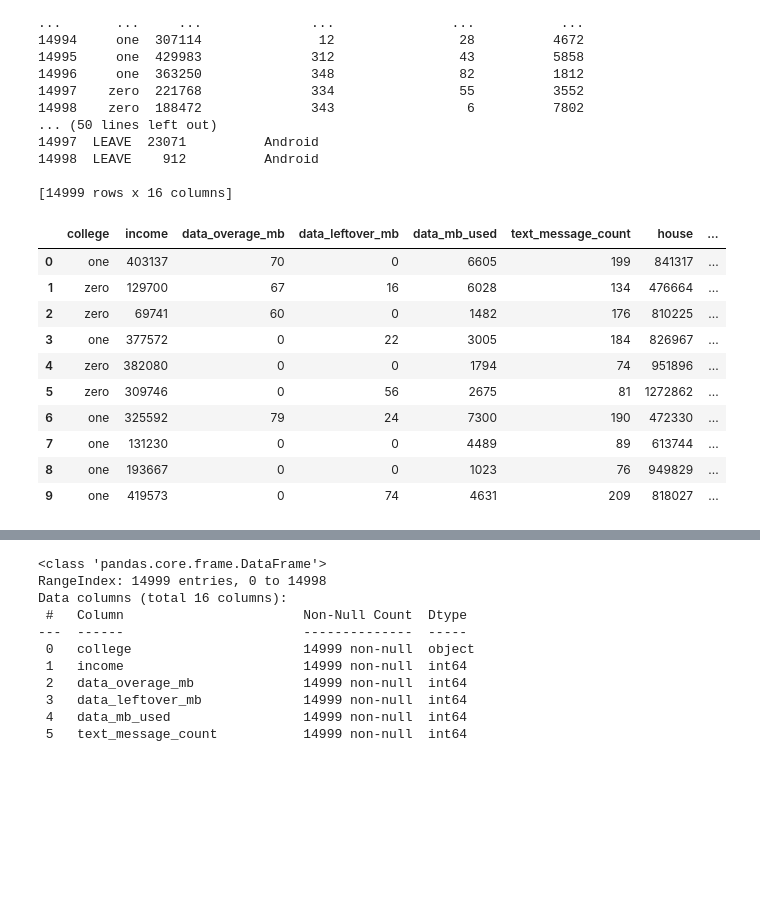
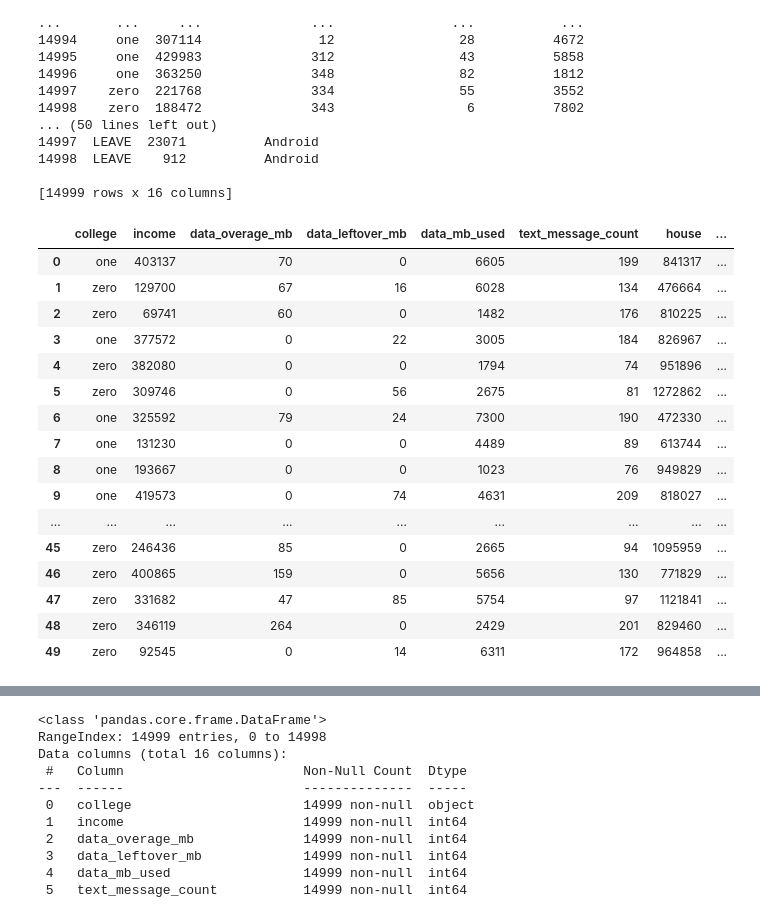
Before and after one commit to matiasarmesto/businessanalytics, a Jupyter notebook: Labs/Scripts/lab_02_megatelco_intro.ipynb, the cells around one changed output, grey strips where cells are left out. Saved outputs shown, nothing was run; the diff lists cells and outputs as text; code cells hidden in the pictures; blank space fills up the shorter version.

```diff
--- a/Labs/Scripts/lab_02_megatelco_intro.ipynb
+++ b/Labs/Scripts/lab_02_megatelco_intro.ipynb
@@ -73,19 +73,25 @@ print (df)
 [14999 rows x 16 columns]
 # %%
 #look at the top rows
-df.head(10)
+df.head(50)
 # %% [output]
 |  | college | income | data_overage_mb | data_leftover_mb | data_mb_used | text_message_count | house | ... |
 | 0 | one | 403137 | 70 | 0 | 6605 | 199 | 841317 | ... |
 | 1 | zero | 129700 | 67 | 16 | 6028 | 134 | 476664 | ... |
 | 2 | zero | 69741 | 60 | 0 | 1482 | 176 | 810225 | ... |
 | 3 | one | 377572 | 0 | 22 | 3005 | 184 | 826967 | ... |
 | 4 | zero | 382080 | 0 | 0 | 1794 | 74 | 951896 | ... |
 | 5 | zero | 309746 | 0 | 56 | 2675 | 81 | 1272862 | ... |
 | 6 | one | 325592 | 79 | 24 | 7300 | 190 | 472330 | ... |
 | 7 | one | 131230 | 0 | 0 | 4489 | 89 | 613744 | ... |
 | 8 | one | 193667 | 0 | 0 | 1023 | 76 | 949829 | ... |
 | 9 | one | 419573 | 0 | 74 | 4631 | 209 | 818027 | ... |
+| ... | ... | ... | ... | ... | ... | ... | ... | ... |
+| 45 | zero | 246436 | 85 | 0 | 2665 | 94 | 1095959 | ... |
+| 46 | zero | 400865 | 159 | 0 | 5656 | 130 | 771829 | ... |
+| 47 | zero | 331682 | 47 | 85 | 5754 | 97 | 1121841 | ... |
+| 48 | zero | 346119 | 264 | 0 | 2429 | 201 | 829460 | ... |
+| 49 | zero | 92545 | 0 | 14 | 6311 | 172 | 964858 | ... |
 # %%
 #look at last rows
 df.tail(10)
```
Also changed, not shown: parts of 8 cells of this notebook.
